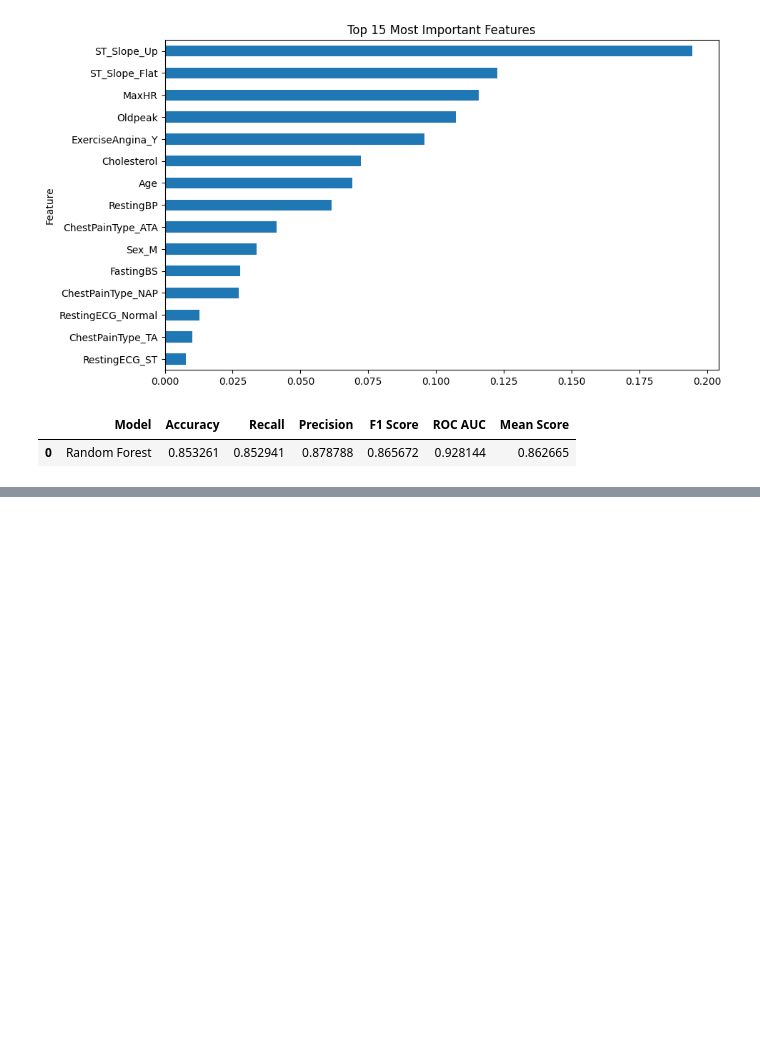
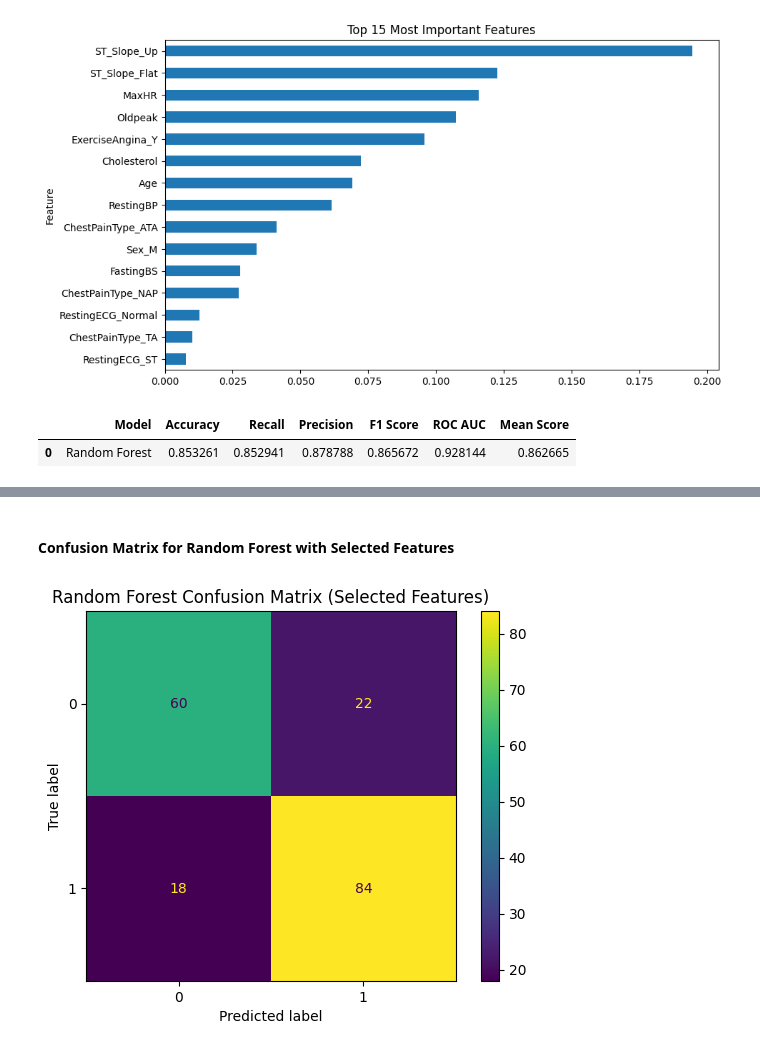
Before and after one commit to danielmarin030513-ctrl/Ai-Project-TAM400-Daniel.M-Oskar.A, a Jupyter notebook: TAM400_Project_Cleaned_Version2.ipynb, the cells around one changed output, grey strips where cells are left out. Drawn from its saved outputs; the diff is of its cells as text; code cells hidden in the pictures; blank space fills up the shorter version.

```diff
--- a/TAM400_Project_Cleaned_Version2.ipynb
+++ b/TAM400_Project_Cleaned_Version2.ipynb
@@ -355,0 +438,27 @@ results.sort_values(
+# %%
+param_grid_selected = {
+    "n_estimators": [100, 200],
+    "max_depth": [None, 10, 20],
+    "min_samples_split": [2, 5]
+}
+
+grid_search_selected = GridSearchCV(
+    estimator=RandomForestClassifier(
+        random_state=42
+    ),
+    param_grid=param_grid_selected,
+    scoring="recall",
+    cv=3,
+    n_jobs=-1,
+    verbose=1
+)
+
+grid_search_selected.fit(X_train_selected, y_train_selected)
+
+best_model_selected = grid_search_selected.best_estimator_
+
+print("Best Parameters with Selected Features:")
+print(grid_search_selected.best_params_)
+
+print("\nBest Recall with Selected Features:")
+print(grid_search_selected.best_score_)
@@ -355,0 +472,3 @@ results.sort_values(
+# %%
+y_pred_rf_selected = best_model_selected.predict(X_test_selected)
+y_prob_rf_selected = best_model_selected.predict_proba(X_test_selected)[:, 1]
@@ -355,0 +488,19 @@ results.sort_values(
+# %% [markdown]
+#### Confusion Matrix for Random Forest with Selected Features
+# %%
+cm_selected = confusion_matrix(
+    y_test_selected,
+    y_pred_rf_selected
+)
+
+ConfusionMatrixDisplay(
+    confusion_matrix=cm_selected
+).plot()
+
+plt.title(
+    "Random Forest Confusion Matrix (Selected Features)"
+)
+
+plt.show()
+# %% [output]
+[figure, added]
```
Also changed, not shown: parts of 16 cells of this notebook.
